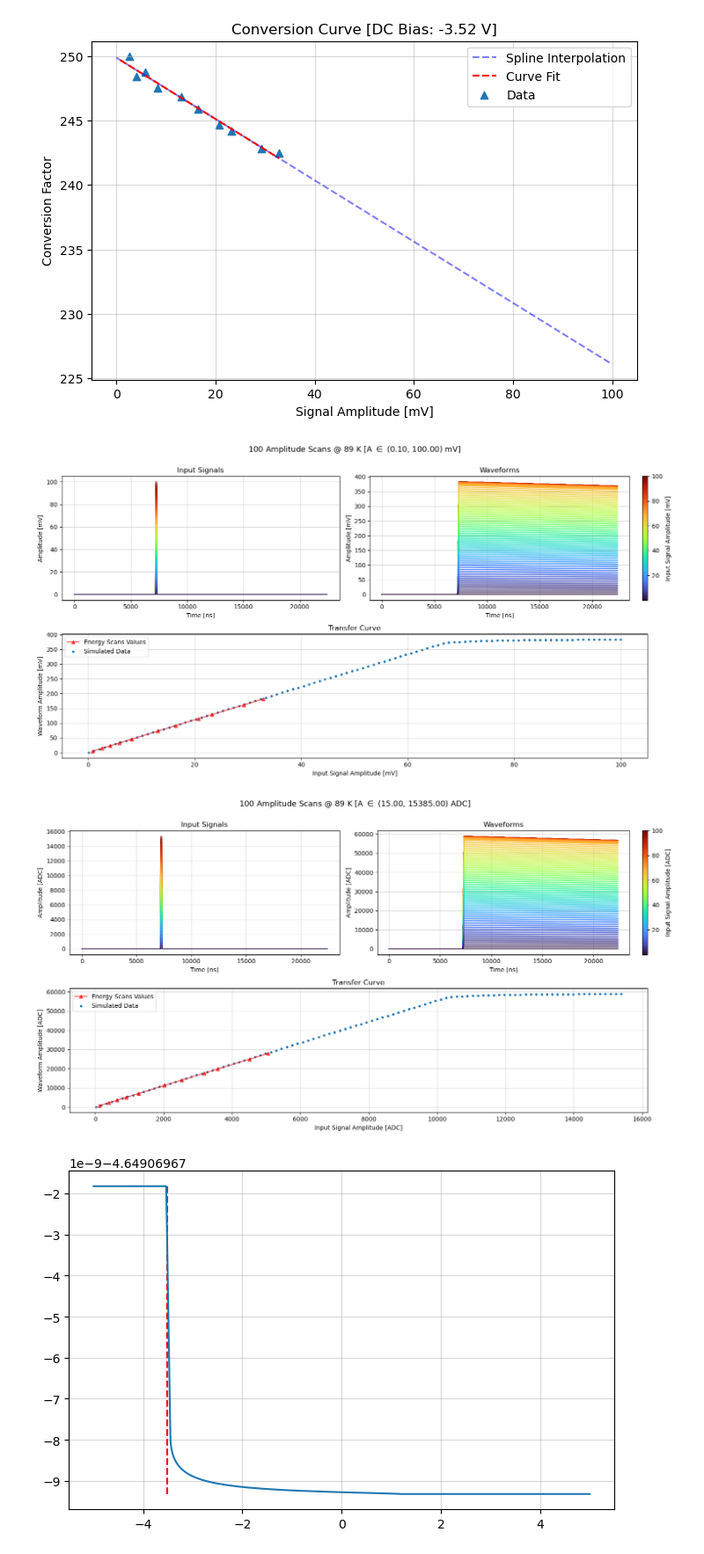
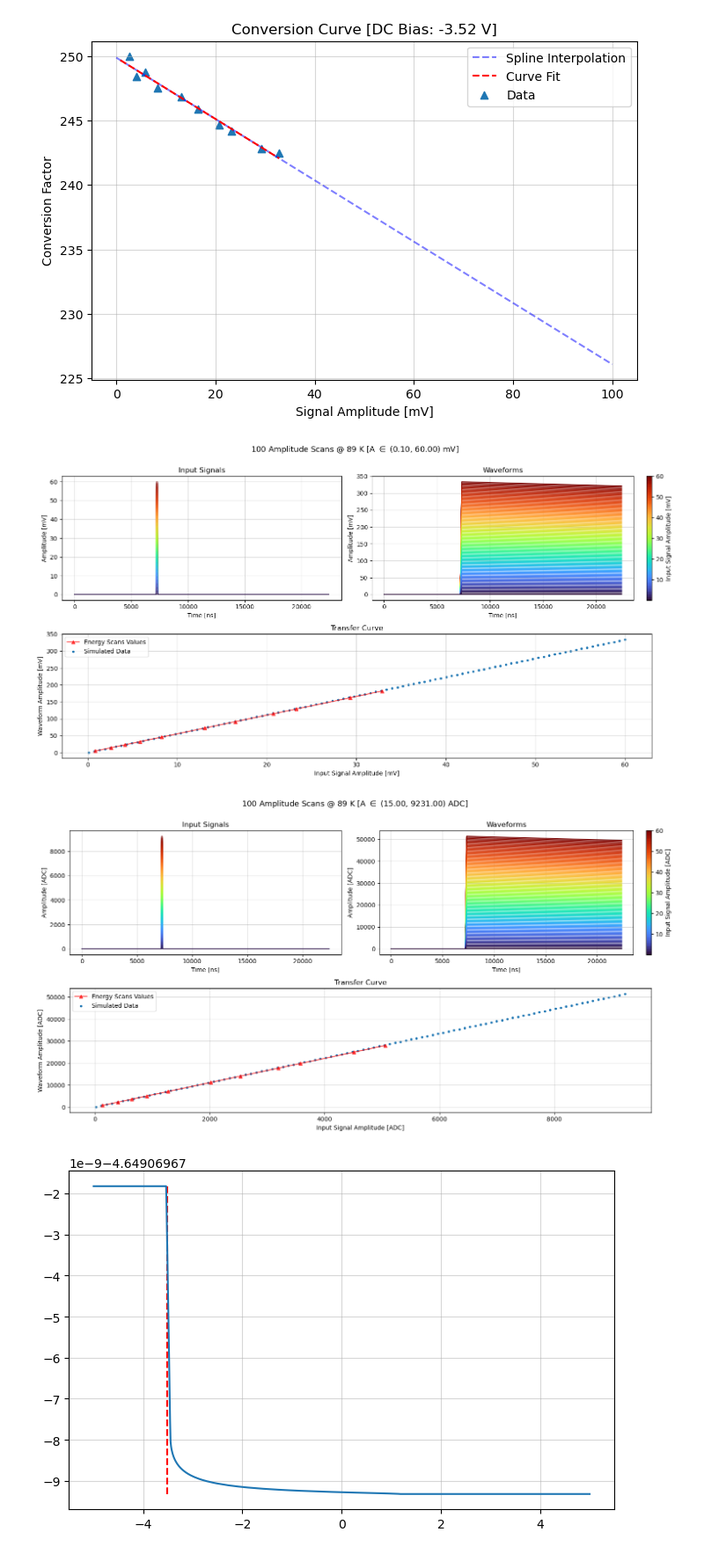
Before and after one commit to GaudioRf/JFETModel, a Jupyter notebook: cc4_full.ipynb, the cells around one changed output. Shown at 88% size. Drawn from its saved outputs; the diff is of its cells as text; code cells hidden in the pictures.

```diff
--- a/cc4_full.ipynb
+++ b/cc4_full.ipynb
@@ -525,7 +525,7 @@ def delta_signal(time, amplitude, start, duration):
     return signal
 
 # Create amplitude values (reverse order for color mapping consistency)
-amplitudes = np.linspace(0.1, 0.0001, 100)
+amplitudes = np.linspace(0.06, 0.0001, 100)
 dc_bias = -3.52
 toy_signals = []
 sim_waveforms = []
@@ -624,35 +624,35 @@ ax2.set_title('Waveforms')
 for idx, (a, waveform) in enumerate(zip(amplitudes, sim_waveforms)):
     color = cmap(idx)
     ax2.plot(time * 1e9, waveform*V_to_ADC, color=color)
 ax2.grid(alpha=0.5)
 ax2.set_xlabel('Time [ns]')
 ax2.set_ylabel('Amplitude [ADC]')
 
 divider = make_axes_locatable(ax2)
 cax = divider.append_axes("right", size="2%", pad=0.3)
 sm = plt.cm.ScalarMappable(cmap=cmap_2, norm=norm)
 sm.set_array([])
 cbar = fig.colorbar(sm, cax=cax)
 cbar.set_label('Input Signal Amplitude [ADC]')
 
 ax3 = fig.add_subplot(gs[1, :])
 ax3.set_title('Transfer Curve')
 ax3.plot(signal_amplitude*V_to_ADC, waveform_amplitude*V_to_ADC, '^-', color='red', label='Energy Scans Values', alpha=0.7)
 for i, a in enumerate(amplitudes):
     if i == 0:
         ax3.scatter(a*V_to_ADC, np.max(sim_waveforms[i])*V_to_ADC, marker='.', color='tab:blue', label='Simulated Data')
     else:
         ax3.scatter(a*V_to_ADC, np.max(sim_waveforms[i])*V_to_ADC, marker='.', color='tab:blue')
 ax3.grid(alpha=0.5)
 ax3.set_xlabel('Input Signal Amplitude [ADC]')
 ax3.set_ylabel('Waveform Amplitude [ADC]')
 ax3.legend()
 
 plt.tight_layout(rect=[0, 0, 1, 0.98])
 plt.show()
 # %% [output]
-[figure, old version]
+[figure, new version]
-[figure, old version]
+[figure, new version]
 # %%
 V_range_sweep = np.linspace(-5,5,1000)
 q_point = -3.52
```
Also changed, not shown: parts of 2 cells of this notebook.
